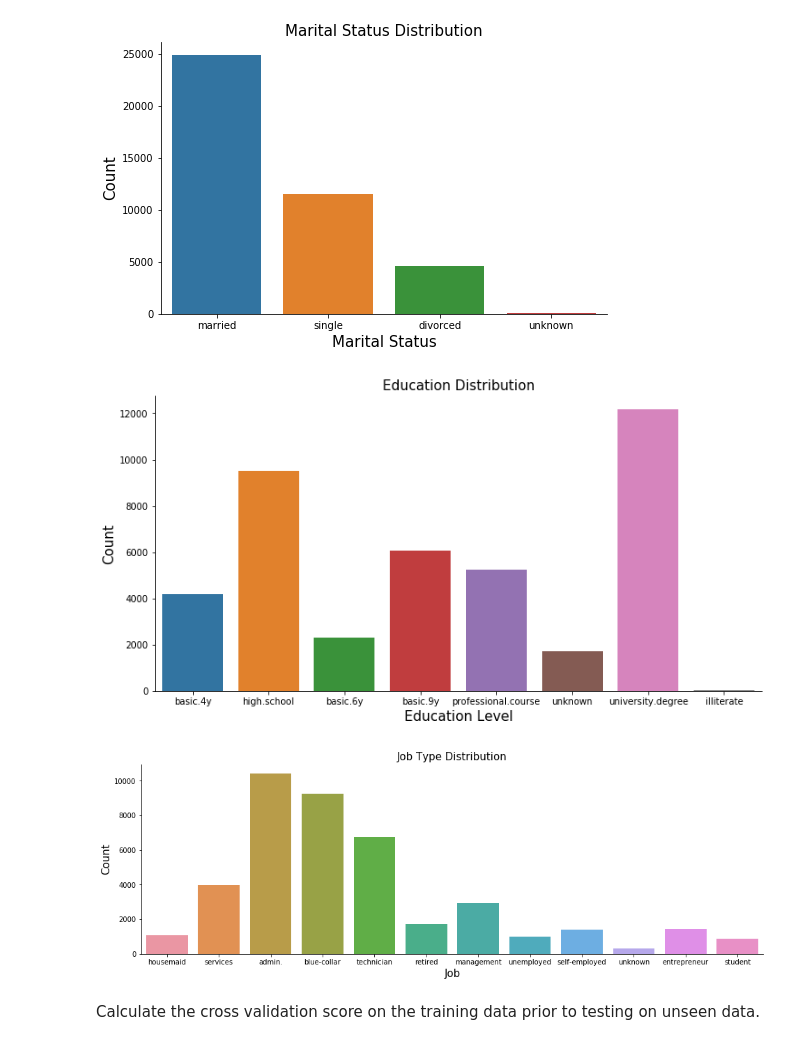
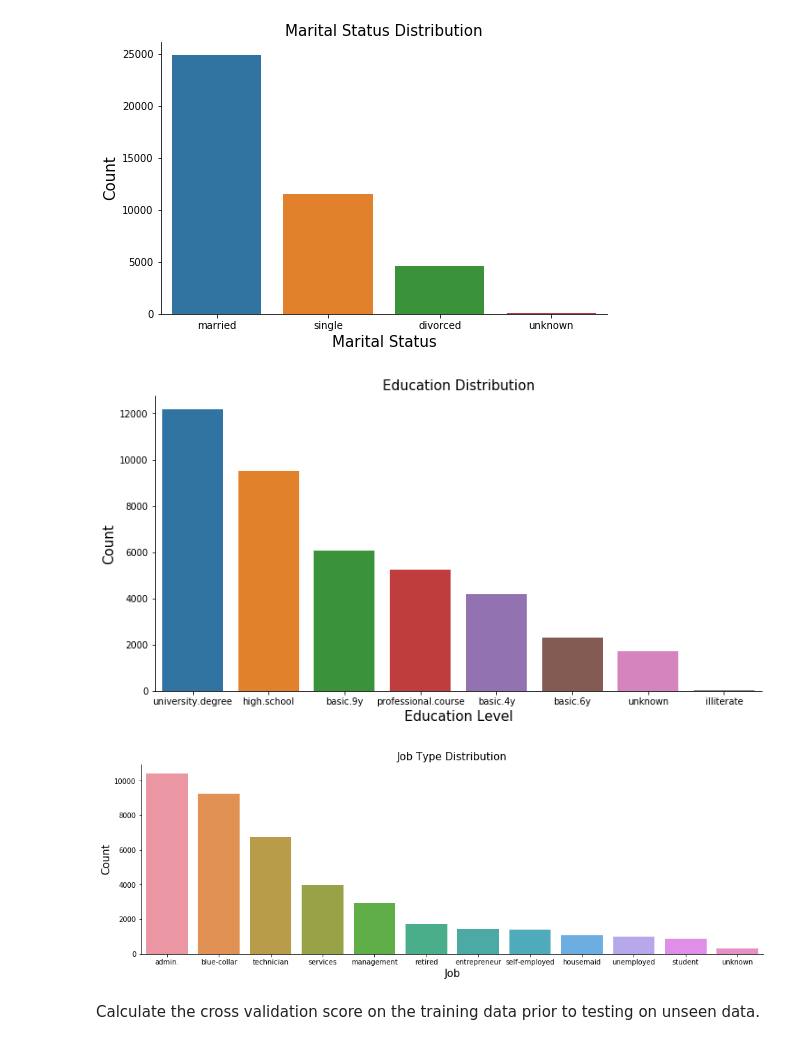
Before and after one commit to kevinbooth/comp740, a Jupyter notebook: project1/bank_marketing.ipynb, the cells around one changed output. Drawn from its saved outputs; the diff is of its cells as text; code cells hidden in the pictures.

```diff
--- a/project1/bank_marketing.ipynb
+++ b/project1/bank_marketing.ipynb
@@ -87,23 +88,23 @@ sns.despine()
 # %%
 fig, ax = plt.subplots()
 fig.set_size_inches(12, 6)
-sns.countplot(x = 'education', data = data)
+sns.countplot(x = 'education', data = data.sort_values('education'), order=data['education'].value_counts().index)
 ax.set_xlabel('Education Level', fontsize=15)
 ax.set_ylabel('Count', fontsize=15)
 ax.set_title('Education Distribution', fontsize=15)
 sns.despine()
 # %% [output]
-[figure, old version]
+[figure, new version]
 # %%
 fig, ax = plt.subplots()
 fig.set_size_inches(16, 5)
-sns.countplot(x = 'job', data = data)
+sns.countplot(x = 'job', data = data, order=data['job'].value_counts().index)
 ax.set_xlabel('Job', fontsize=15)
 ax.set_ylabel('Count', fontsize=15)
 ax.set_title('Job Type Distribution', fontsize=15)
 sns.despine()
 # %% [output]
-[figure, old version]
+[figure, new version]
 # %% [markdown]
 Calculate the cross validation score on the training data prior to testing on unseen data.
 # %% [markdown]
```
Also changed, not shown: parts of 12 cells of this notebook.
